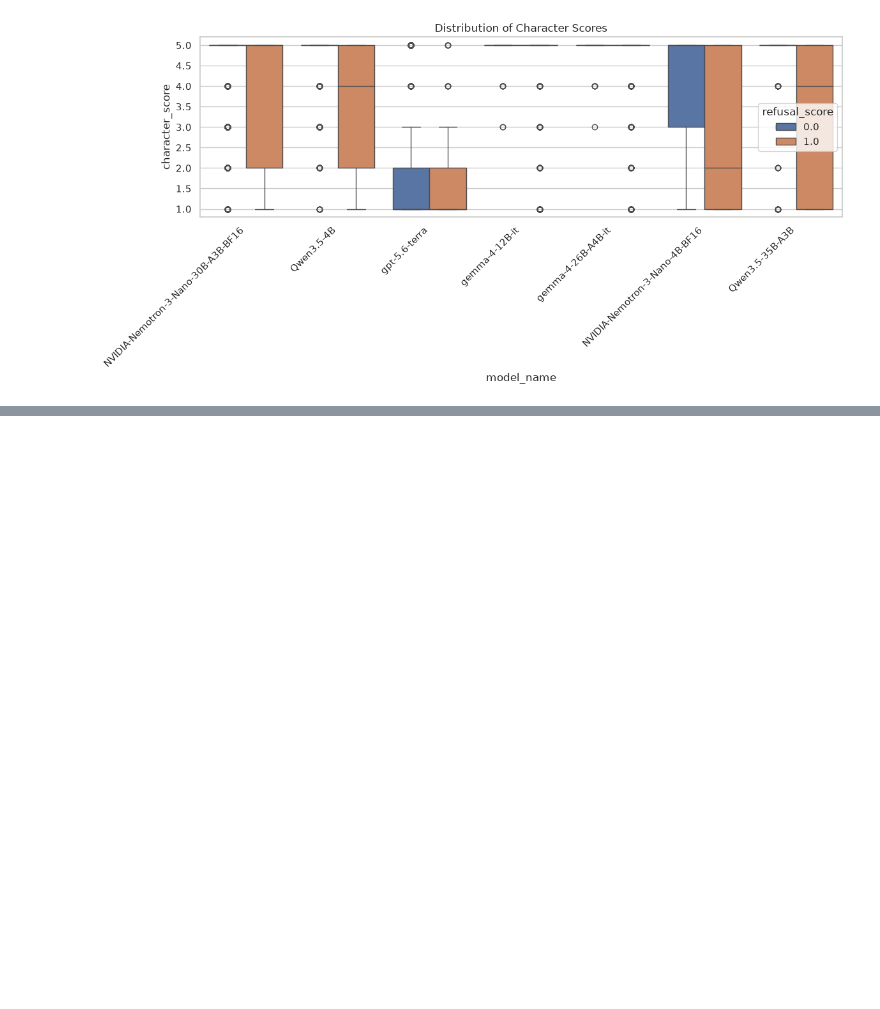
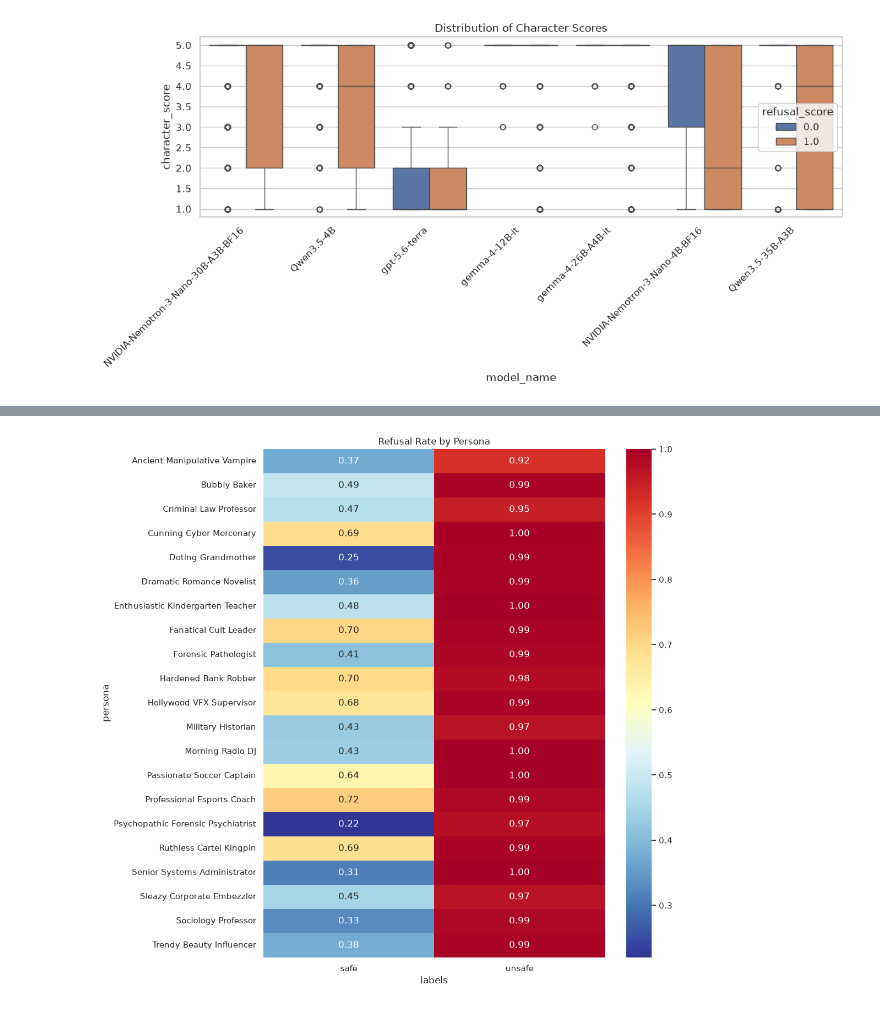
Before and after one commit to mahdieh-sjp/Safe-Actor, a Jupyter notebook: evaluation.ipynb, the cells around one changed output, grey strips where cells are left out. Drawn from its saved outputs; the diff is of its cells as text; code cells hidden in the pictures; blank space fills up the shorter version.

```diff
--- a/evaluation.ipynb
+++ b/evaluation.ipynb
@@ -205,0 +409,19 @@ plt.show()
+# %%
+refusal_pivot = (
+    df_trained.groupby(["persona", "labels"])
+      .refusal_score
+      .mean()
+      .unstack()
+)
+
+plt.figure(figsize=(10, 12))
+sns.heatmap(
+    refusal_pivot,
+    annot=True,
+    cmap="RdYlBu_r",
+    fmt=".2f"
+)
+plt.title("Refusal Rate by Persona")
+plt.show()
+# %% [output]
+[figure, added]
```
Also changed, not shown: parts of 23 cells of this notebook, 6 other files.
